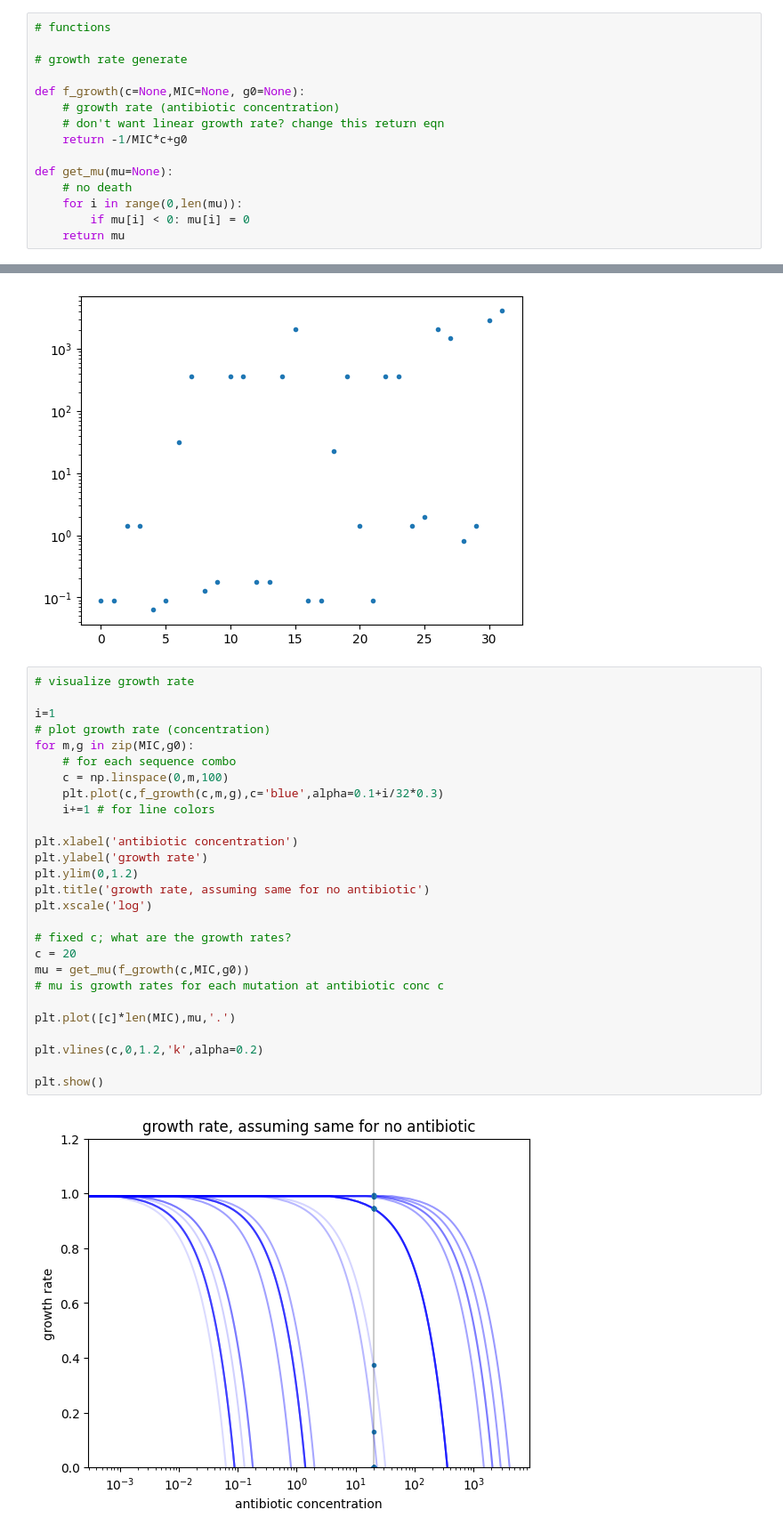
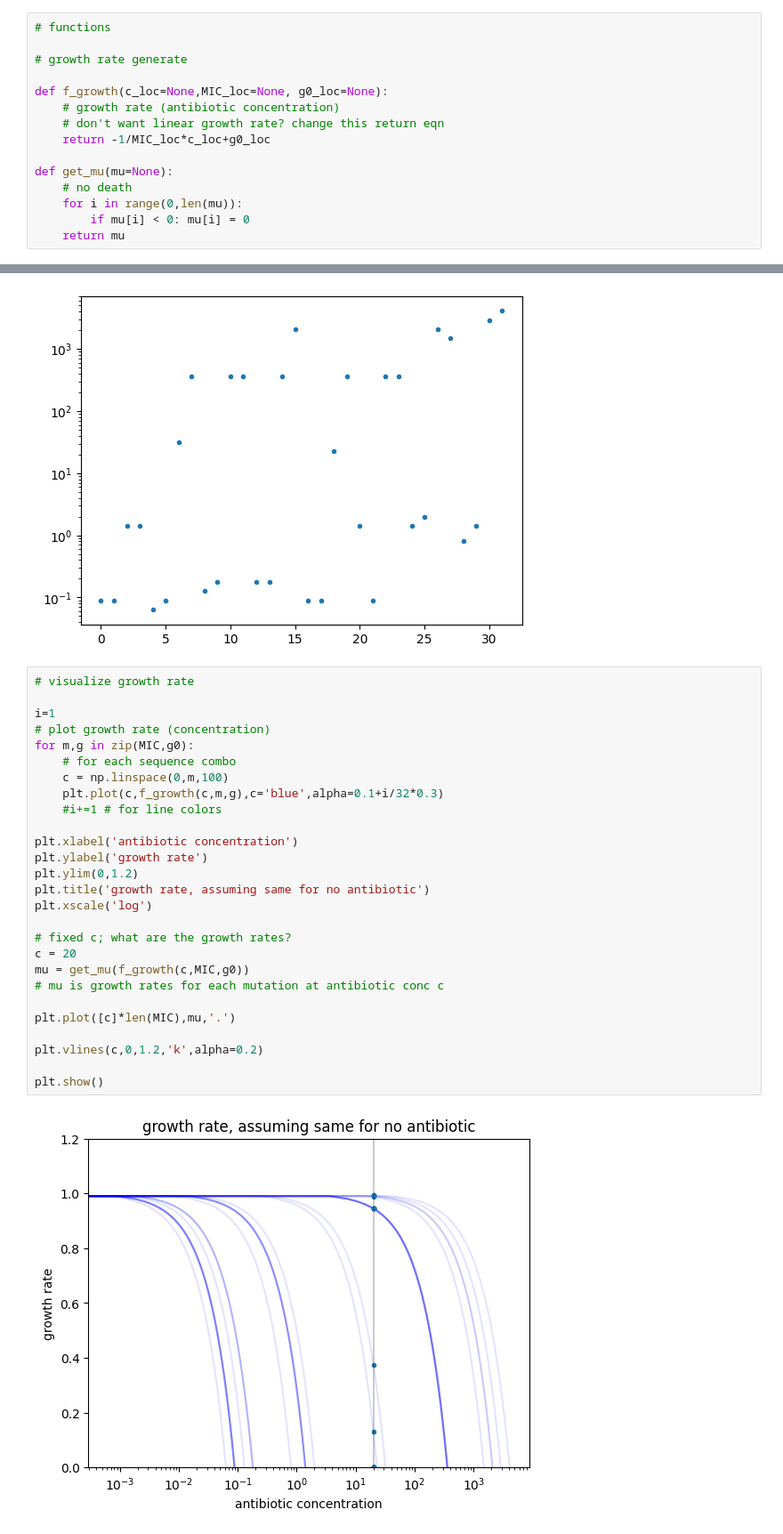
Before and after one commit to mimifilova/StatBiophys23, a Jupyter notebook: Project 1 .ipynb, the cells around one changed output, grey strips where cells are left out. Shown at 89% size. Saved outputs shown, nothing was run; the diff lists cells and outputs as text.

```diff
--- a/Project 1 .ipynb
+++ b/Project 1 .ipynb
@@ -66,10 +66,10 @@ g0 = np.array([1.]*len(MIC))
 
 # growth rate generate
 
-def f_growth(c=None,MIC=None, g0=None):
+def f_growth(c_loc=None,MIC_loc=None, g0_loc=None):
     # growth rate (antibiotic concentration)
     # don't want linear growth rate? change this return eqn
-    return -1/MIC*c+g0
+    return -1/MIC_loc*c_loc+g0_loc
 
 def get_mu(mu=None):
     # no death
@@ -90,29 +88,29 @@ plt.show()
 # %%
 # visualize growth rate
 
 i=1
 # plot growth rate (concentration)
 for m,g in zip(MIC,g0):
     # for each sequence combo
     c = np.linspace(0,m,100)
     plt.plot(c,f_growth(c,m,g),c='blue',alpha=0.1+i/32*0.3)
-    i+=1 # for line colors
+    #i+=1 # for line colors
 
 plt.xlabel('antibiotic concentration')
 plt.ylabel('growth rate')
 plt.ylim(0,1.2)
 plt.title('growth rate, assuming same for no antibiotic')
 plt.xscale('log')
 
 # fixed c; what are the growth rates?
 c = 20
 mu = get_mu(f_growth(c,MIC,g0))
 # mu is growth rates for each mutation at antibiotic conc c
 
 plt.plot([c]*len(MIC),mu,'.')
 
 plt.vlines(c,0,1.2,'k',alpha=0.2)
 
 plt.show()
 # %% [output]
-[figure, old version]
+[figure, new version]
```
Also changed, not shown: parts of 13 cells of this notebook.
